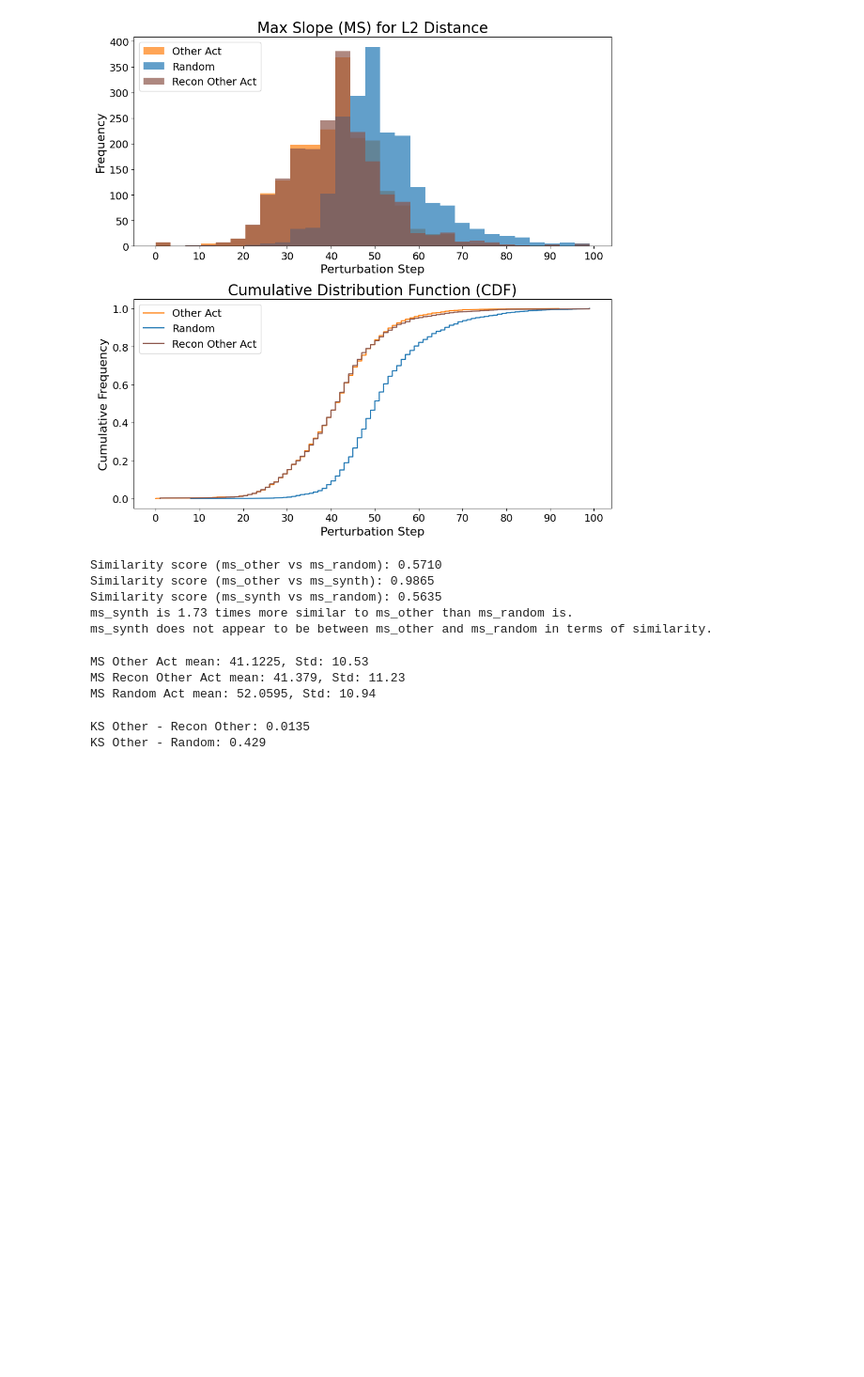
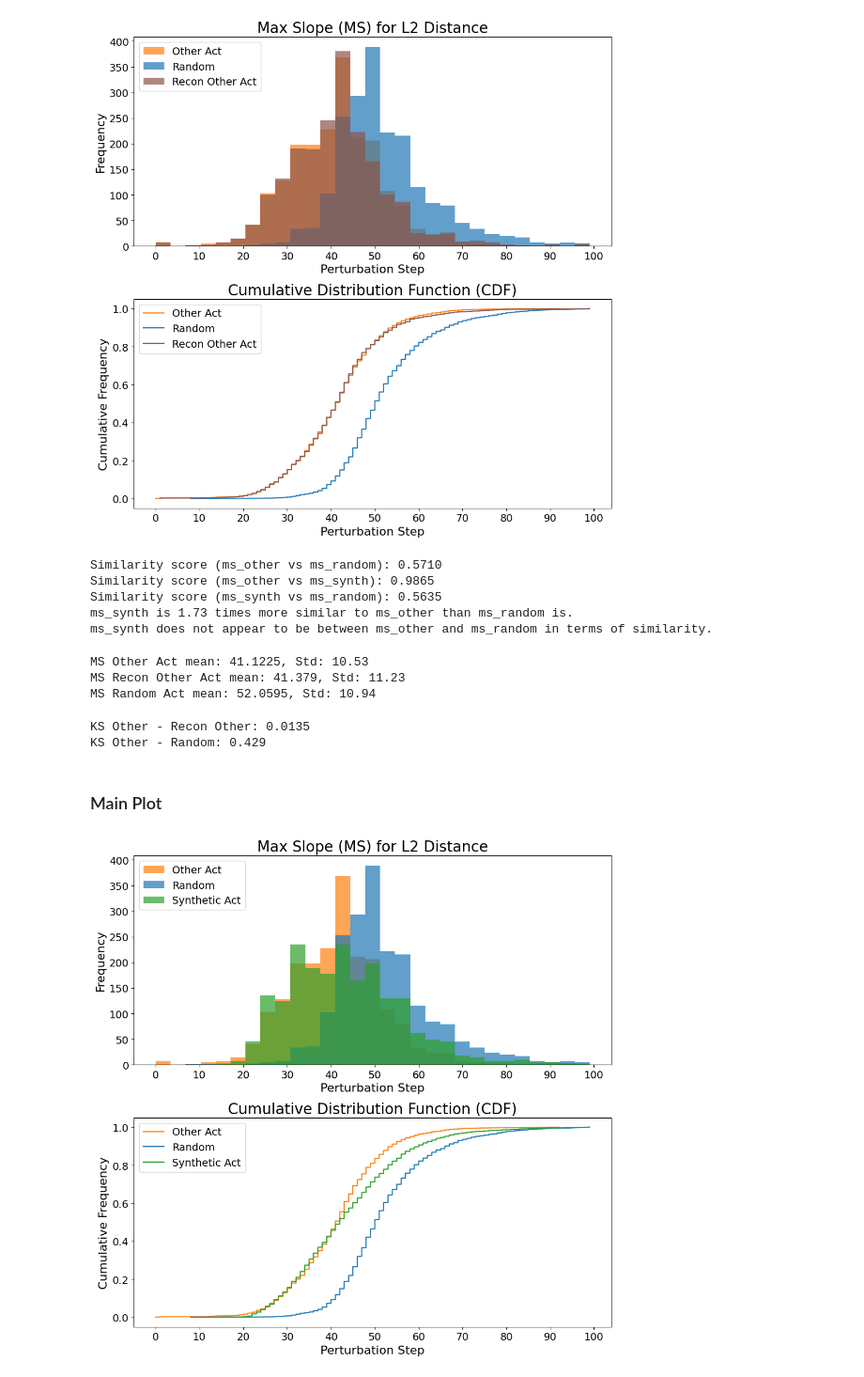
Before and after one commit to jettjaniak/teren, a Jupyter notebook: notebooks/ad_hoc_experiments.ipynb, the cells around one changed output. Shown at 94% size. Cells and saved outputs as stored; diff of their text form; code cells hidden in the pictures; blank space fills up the shorter version.

```diff
--- a/notebooks/ad_hoc_experiments.ipynb
+++ b/notebooks/ad_hoc_experiments.ipynb
@@ -1489,3 +1489,9 @@ print(f"KS Other - Random: {ks_other_random}")
 # %% [output]
 KS Other - Recon Other: 0.0135
 KS Other - Random: 0.429
+# %% [markdown]
+### Main Plot
+# %%
+results_file = "results_homeschooled_v2_spars100_best_result_absolute.pkl"
+with open(f"replications/{results_file}", "rb") as f:
+    results = pickle.load(f)
@@ -1491,0 +1562,8 @@ KS Other - Random: 0.429
+# %%
+ms_synth = results["ms_synth"]
+ms_other = results["ms_other"]
+ms_random = results["ms_random"]
+# %%
+plot_distributions_paper(ms_other, ms_random, ms_synth)
+# %% [output]
+[figure, added]
```
Also changed, not shown: parts of 1 cell of this notebook, 2 other files.
